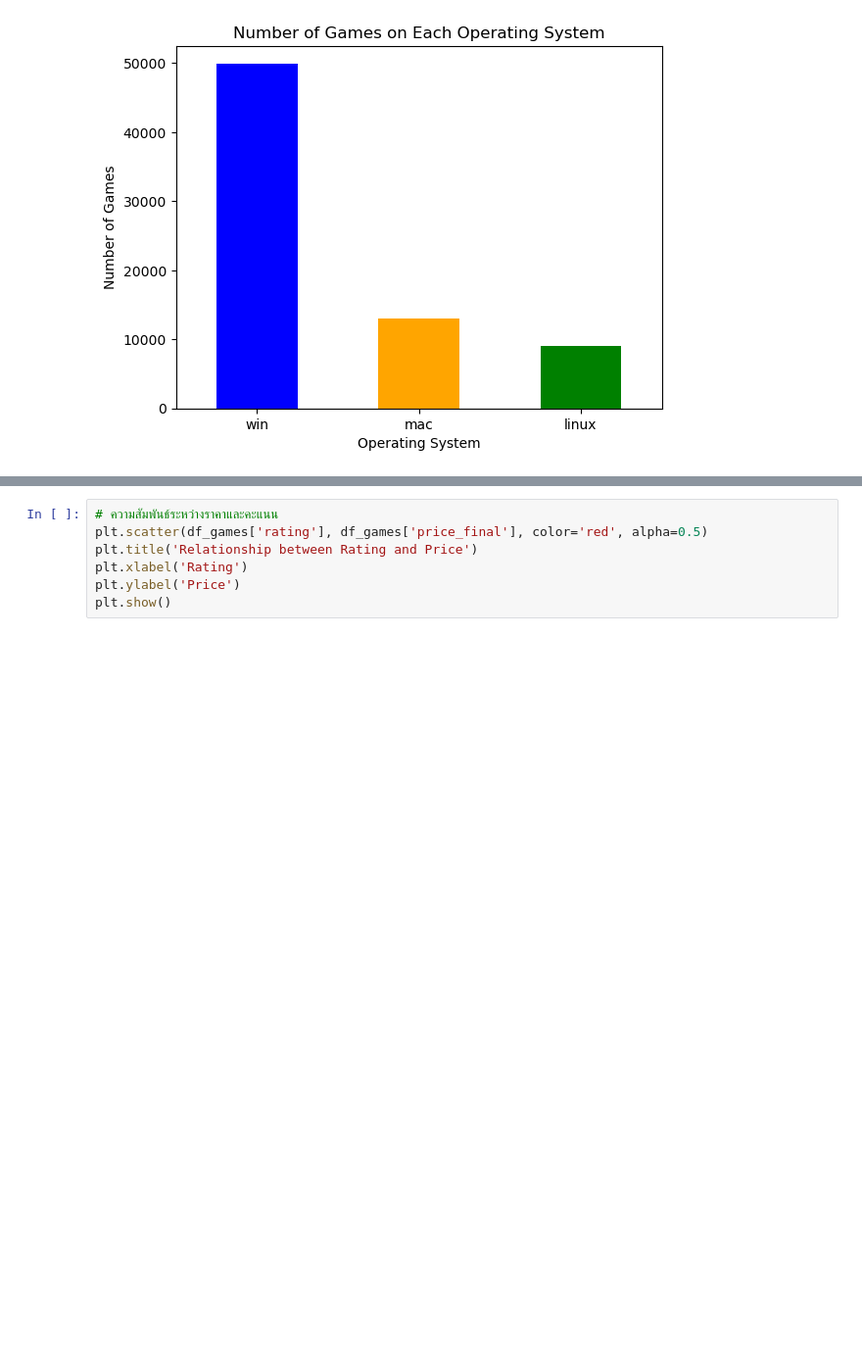
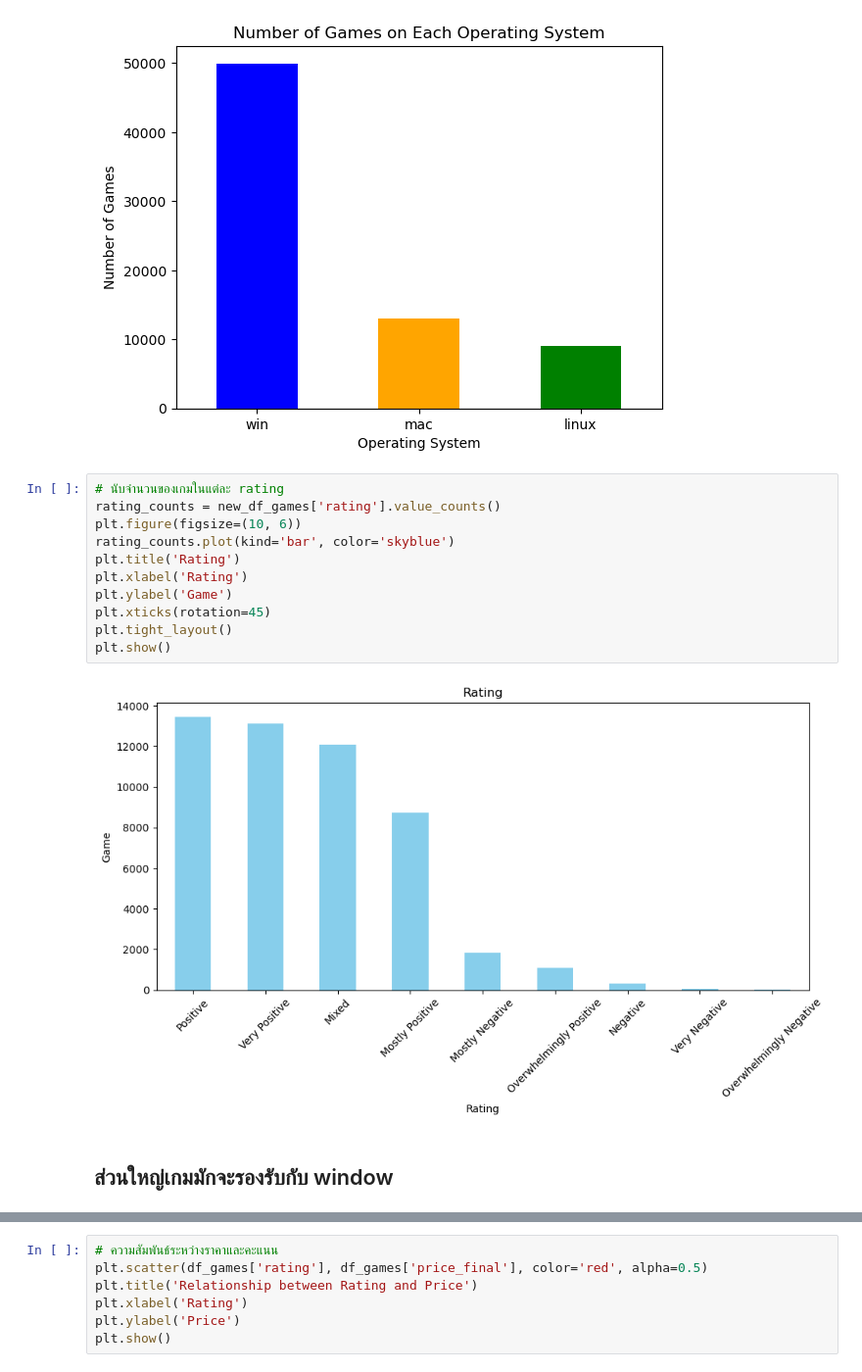
Before and after one commit to Milarize/EDA, a Jupyter notebook: EDA_Steam.ipynb, the cells around one changed output, grey strips where cells are left out. Shown: that part at 98% size. Saved outputs shown, nothing was run; the diff lists cells and outputs as text; blank space fills up the shorter version.

```diff
--- a/EDA_Steam.ipynb
+++ b/EDA_Steam.ipynb
@@ -205,4 +242,19 @@ plt.xticks(rotation=0)
 plt.show()
 # %% [output]
 [figure]
+# %%
+# นับจำนวนของเกมในแต่ละ rating
+rating_counts = new_df_games['rating'].value_counts()
+plt.figure(figsize=(10, 6))
+rating_counts.plot(kind='bar', color='skyblue')
+plt.title('Rating')
+plt.xlabel('Rating')
+plt.ylabel('Game')
+plt.xticks(rotation=45)
+plt.tight_layout()
+plt.show()
+# %% [output]
+[figure, added]
+# %% [markdown]
+## ส่วนใหญ่เกมมักจะรองรับกับ window
 # %%
```
Also changed, not shown: parts of 8 cells of this notebook.
